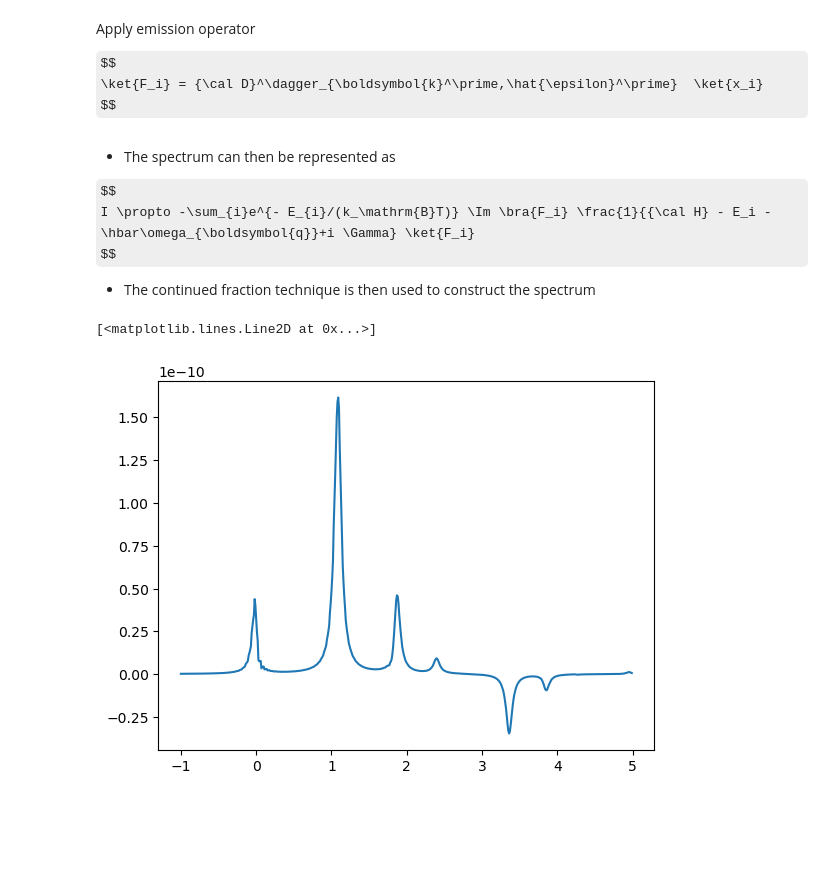
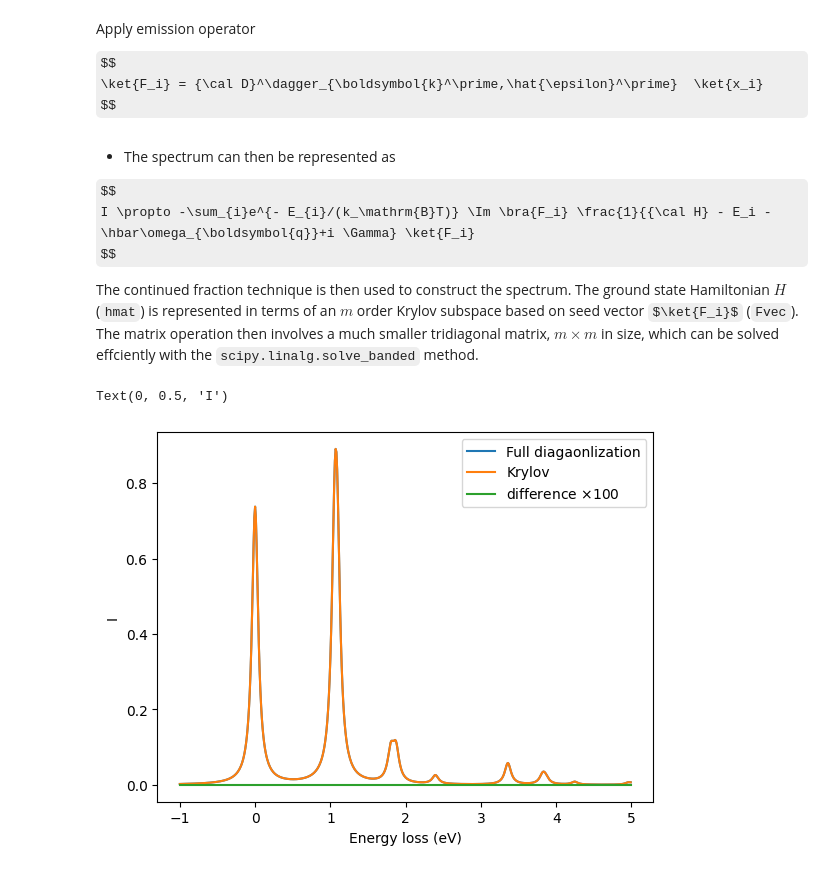
Before and after one commit to mpmdean/krylov_example, a Jupyter notebook: Krylov_example.ipynb, the cells around one changed output. Saved outputs shown, nothing was run; the diff lists cells and outputs as text; code cells hidden in the pictures; some formulas as TeX source; blank space fills up the shorter version.

```diff
--- a/Krylov_example.ipynb
+++ b/Krylov_example.ipynb
@@ -120,19 +133,12 @@ $$
 # %%
-bvec=np.array([Di @ evec_i[:,i] for i in np.arange(len(gs_list))])
-xvec= np.zeros([len(gs_list),len(bvec[0])],dtype=complex)
+bvec = np.array([Di @ evec_i[:,i] for i in np.arange(len(gs_list))])
+
+xvec = np.zeros([len(gs_list), len(bvec[0])], dtype=complex)
 for q in range(len(ominc)):
-    # for all initial states kept:
     for l in range(len(bvec)):
-        # this function defines the matrix-vector product applied to a vector x;
-        # Iterative methods typically need this function (only) instead of storing the full matrix.
-        def matvec(x):
-            return -hmat_int @ x + (ominc[q] + eval_i[l] + 1j*gamma_c) * x
-        ApcI = sp.linalg.LinearOperator(shape=hmat_int.shape, matvec=matvec, dtype=hmat_int.dtype)
-
-        # solve system (-H_n + \omega + E_i + I*\Gamma_c)|x> = D|\psi_i> for |x>
-        # This calculates the action of the inverse inverse operators on the particular vectors we need
-        # Since this matrix is not hermitian (explicit I factors in diagonal), we use GMRES
-        xvec[l], info_mr = sp.linalg.gmres(ApcI, bvec[l], tol=1e-9,maxiter=50000, restart=200)
+        get_A = lambda x: -hmat_int @ x + (ominc[q] + eval_i[l] + 1j*gamma_c) * x
+        A = sp.linalg.LinearOperator(shape=hmat_int.shape, matvec=get_A, dtype=hmat_int.dtype)
+        xvec[l], info_mr = sp.linalg.gmres(A, bvec[l], rtol=1e-9, maxiter=50000, restart=200)
 # %% [markdown]
 Apply emission operator
 
@@ -150,4 +156,4 @@ $$
 I \propto -\sum_{i}e^{- E_{i}/(k_\mathrm{B}T)} \Im \bra{F_i} \frac{1}{{\cal H} - E_i - \hbar\omega_{\boldsymbol{q}}+i \Gamma} \ket{F_i}
 $$
 
-* The continued fraction technique is then used to construct the spectrum
+The continued fraction technique is then used to construct the spectrum. The ground state Hamiltonian $H$ (`hmat`) is represented in terms of an $m$ order Krylov subspace based on seed vector $\ket{F_i}$ (`Fvec`). The matrix operation then involves a much smaller tridiagonal matrix, $m\times m$ in size, which can be solved effciently with the `scipy.linalg.solve_banded` method.
@@ -201,12 +161,20 @@ def build_lanczos_resolvent(H, psi, m):
 g = [build_lanczos_resolvent(hmat, Fvec[l], m=200) for l in range(len(Fvec))]
 prob = edrixs.boltz_dist(eval_i, temperature)
 # %%
-evlist=[[-prob[j]*g[j](-eval_i[j]-eloss[i]+1j*gamma_f).imag for i in range(len(eloss))] for j in range(len(eval_i))]
-evlist=np.array(evlist).sum(axis=0)
+evlist = [[-prob[j]*g[j](-eval_i[j] - eloss[i] + 1j*gamma_f).imag
+           for i in range(len(eloss))]
+           for j in range(len(eval_i))]
+rixs_Krylov = np.array(evlist).sum(axis=0)/np.pi
 # %%
-plt.plot(eloss,rixs-evlist/np.pi)
-#plt.plot(eloss,rixs)
-#plt.plot(eloss,evlist/np.pi)
+fig, ax = plt.subplots()
+
+ax.plot(eloss, rixs, label='Full diagaonlization')
+ax.plot(eloss, rixs_Krylov, label='Krylov')
+ax.plot(eloss, 100*(rixs - rixs_Krylov), label=r'difference $\times100$')
+
+ax.legend()
+ax.set_xlabel('Energy loss (eV)')
+ax.set_ylabel('I')
 # %% [output]
-[<matplotlib.lines.Line2D at 0x...>]
+Text(0, 0.5, 'I')
-[figure, old version]
+[figure, new version]
```
Also changed, not shown: parts of 10 cells of this notebook, 2 other files.
